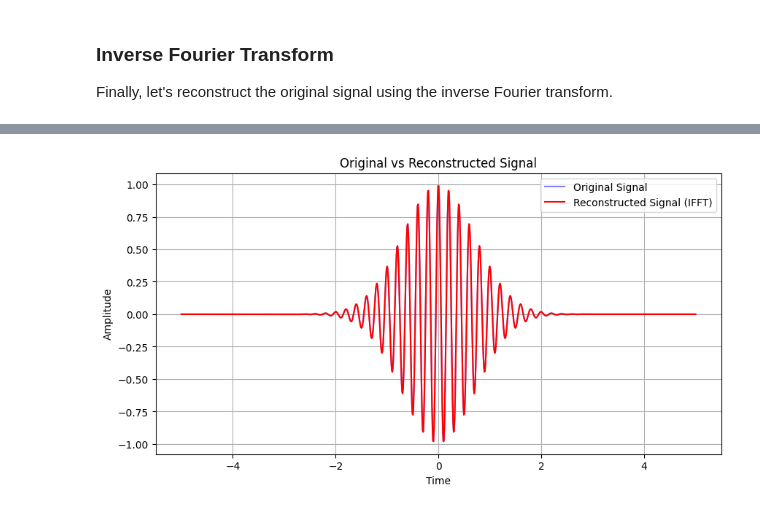
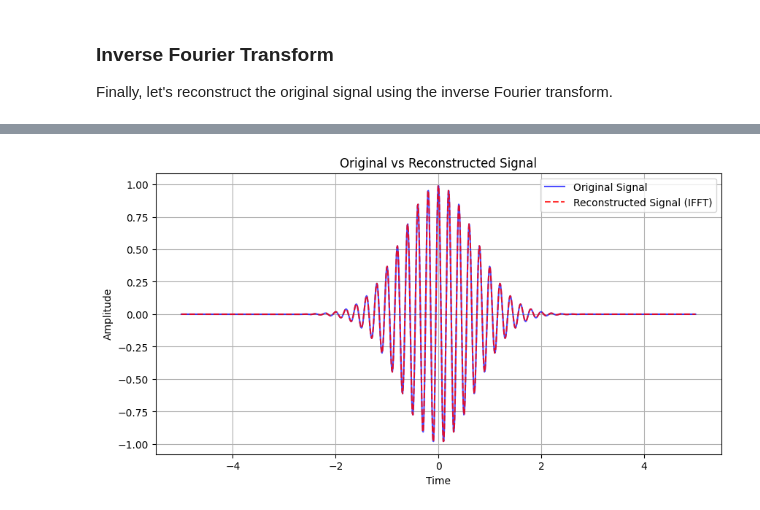
Before and after one commit to pejmanrasti/traitement_des_signaux_M1, a Jupyter notebook: 2_Fourier_Transform_Signals.ipynb, the cells around one changed output, grey strips where cells are left out. Cells and saved outputs as stored; diff of their text form; code cells hidden in the pictures.

```diff
--- a/2_Fourier_Transform_Signals.ipynb
+++ b/2_Fourier_Transform_Signals.ipynb
@@ -121,16 +145,16 @@ Finally, let's reconstruct the original signal using the inverse Fourier transfo
 # %%
 # Inverse Fourier Transform
 reconstructed_signal = ifft(signal_fft)
 
 # Plot the original and reconstructed signal
 plt.figure(figsize=(10, 5))
-plt.plot(t, signal, label='Original Signal', color='blue', alpha=0.5)
-plt.plot(t, np.real(reconstructed_signal), label='Reconstructed Signal (IFFT)', color='red')
+plt.plot(t, signal, label='Original Signal', color='blue', alpha=0.7)
+plt.plot(t, np.real(reconstructed_signal), label='Reconstructed Signal (IFFT)', color='red', linestyle='--', alpha=0.8)
 plt.title('Original vs Reconstructed Signal')
 plt.xlabel('Time')
 plt.ylabel('Amplitude')
 plt.grid(True)
 plt.legend()
 plt.show()
 # %% [output]
-[figure, old version]
+[figure, new version]
```
Also changed, not shown: parts of 2 cells of this notebook.
